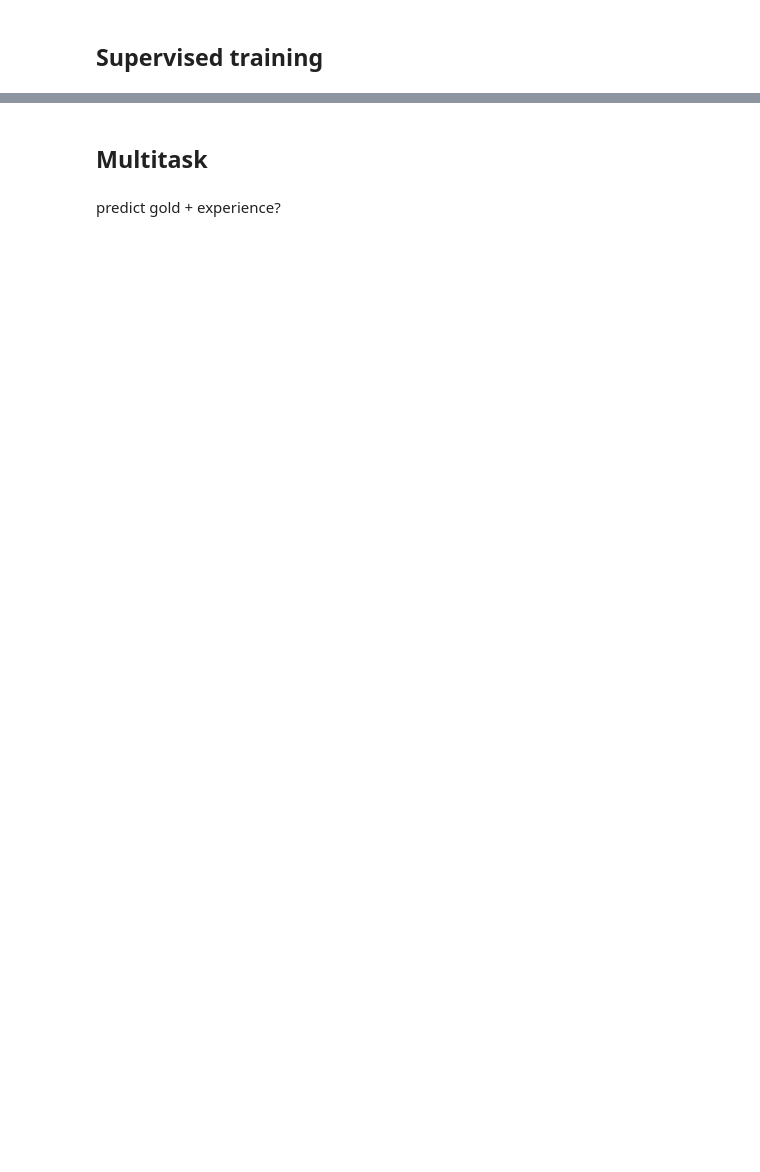
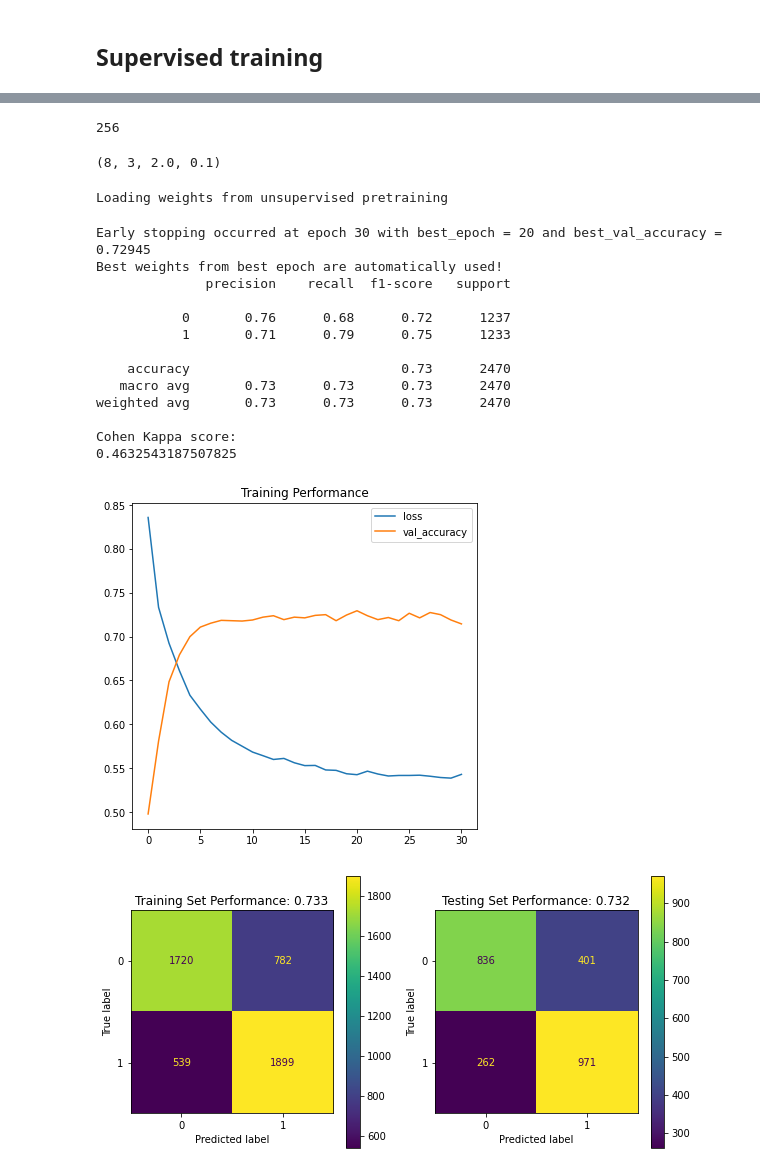
Before and after one commit to WilliamMa6984/LeagueOfLegendsWinPredictor, a Jupyter notebook: code.ipynb, the cells around one changed output, grey strips where cells are left out. Saved outputs shown, nothing was run; the diff lists cells and outputs as text; code cells hidden in the pictures; blank space fills up the shorter version.

Commit message:
tabnet finetuning

```diff
--- a/code.ipynb
+++ b/code.ipynb
@@ -379,4 +316,0 @@ Cohen Kappa score:
-# %% [markdown]
-## Multitask
-# %% [markdown]
-predict gold + experience?
@@ -400,0 +317,27 @@ clf = TabNetMultiTaskClassifier(n_steps=1,
+# %%
+from pytorch_tabnet.tab_model import TabNetClassifier
+import itertools as it
+
+# hyperparams = {
+#     'N': [8, 16, 24, 32, 64, 128],
+#     'Nsteps': [3, 4, 5, 6, 7, 8, 9, 10],
+#     'gamma': [1.0, 1.2, 1.5, 2.0],
+#     'lambda_sparse': [0, 0.000001, 0.0001, 0.001, 0.01, 0.1],
+#     'lr': [0.005, 0.01, 0.02, 0.025],
+#     'decay': [0.4, 0.8, 0.9, 0.95],
+#     'decay_iter': [0.5, 2, 8, 10, 20],
+#     'mB': [0.6, 0.7, 0.8, 0.9, 0.95, 0.98]
+# }
+
+hyperparams = {
+    'N': [8, 16, 24, 32],
+    'Nsteps': [3, 5, 7, 10],
+    'gamma': [1.0, 1.2, 1.5, 2.0],
+    'lambda_sparse': [0, 0.001, 0.01, 0.1]
+}
+
+search_space = it.product(*list(hyperparams.values()))
+
+len(list(search_space))
+# %% [output]
+256
@@ -400,0 +372,44 @@ clf = TabNetMultiTaskClassifier(n_steps=1,
+# %%
+print(best_params)
+# (8, 3, 2.0, 0.1)
+# %% [output]
+(8, 3, 2.0, 0.1)
+# %%
+tabnet = TabNetClassifier(
+    n_a=best_params[0],
+    n_d=best_params[0],
+    n_steps=best_params[1],
+    gamma=best_params[2],
+    lambda_sparse=best_params[3],
+    verbose=0,
+    seed=42,
+    optimizer_fn=torch.optim.Adam,
+)
+
+tabnet.fit(transformed_train_95, train_y,
+    max_epochs=200,
+    eval_set=[(transformed_val_95, val_y)],
+    eval_name=['val'],
+    eval_metric=['accuracy'],
+    from_unsupervised=unsupervised_model
+)
+
+model_history(tabnet.history, ['loss', 'val_accuracy'])
+eval_model(tabnet, transformed_train_95, train_y, transformed_test_95, test_y)
+# %% [output]
+Loading weights from unsupervised pretraining
+Early stopping occurred at epoch 30 with best_epoch = 20 and best_val_accuracy = 0.72945
+Best weights from best epoch are automatically used!
+              precision    recall  f1-score   support
+
+           0       0.76      0.68      0.72      1237
+           1       0.71      0.79      0.75      1233
+
+    accuracy                           0.73      2470
+   macro avg       0.73      0.73      0.73      2470
+weighted avg       0.73      0.73      0.73      2470
+
+Cohen Kappa score:
+0.4632543187507825
+[figure, added]
+[figure, added]
```
Also changed, not shown: parts of 7 cells of this notebook.
